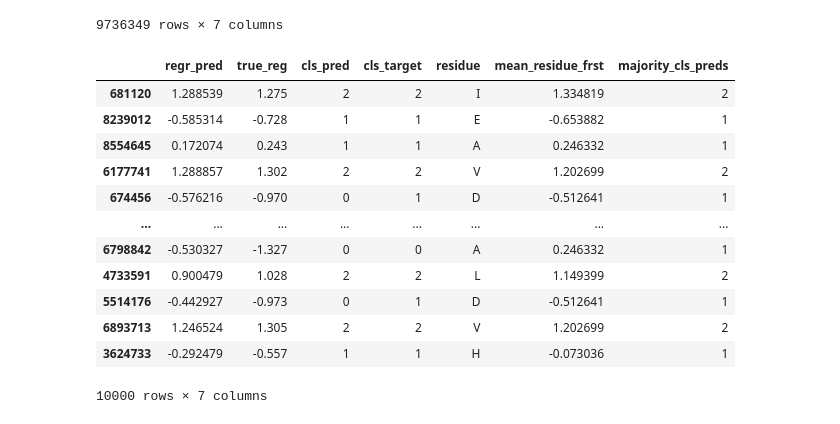
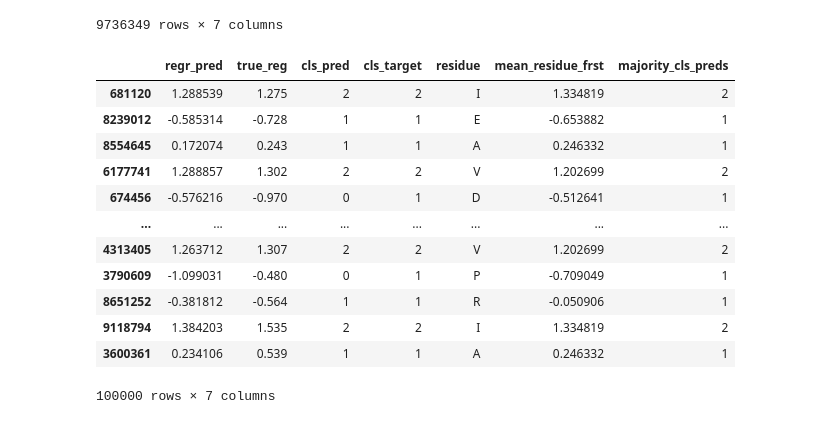
Before and after one commit to leuschjanphilipp/FrustrAI-Seq, a Jupyter notebook: notebooks/ev_mean_predictor.ipynb, the cells around one changed output. Saved outputs shown, nothing was run; the diff lists cells and outputs as text; code cells hidden in the pictures.

```diff
--- a/notebooks/ev_mean_predictor.ipynb
+++ b/notebooks/ev_mean_predictor.ipynb
@@ -19,7 +19,7 @@ from pLMtrainer import utils
 
 #torch.set_float32_matmul_precision('medium')
 
-parquet_path = "../data/frustration/v7_frustration_v2.parquet.gzip"
+parquet_path = "../data/frustration/v8_frustration_v2.parquet.gzip"
 # %%
 df = pq.read_table(parquet_path).to_pandas()
 df.head(2)
@@ -30,7 +38,7 @@ df.head(2)
 # %%
-train_df = df[df["set"] == "train"]
-val_df = df[df["set"] == "val"]
-test_df = df[df["set"] == "test"]
+train_df = df[df["split_test"] == "train"]
+val_df = df[df["split_test"] == "val"]
+test_df = df[df["split_test"] == "test"]
 # %%
 residues = np.concatenate(train_df["res_seq"].to_numpy())
 residues
@@ -310,22 +298,22 @@ res_df
 | 9736348 | 0.554852 | -0.229 | 2 | 1 | H | -0.073036 | 1 |
 9736349 rows × 7 columns
 # %%
-res_df_sub = res_df.sample(10000, random_state=42)
+res_df_sub = res_df.sample(100000, random_state=42)
 res_df_sub
 # %% [output]
 |  | regr_pred | true_reg | cls_pred | cls_target | residue | mean_residue_frst | majority_cls_preds |
 | 681120 | 1.288539 | 1.275 | 2 | 2 | I | 1.334819 | 2 |
 | 8239012 | -0.585314 | -0.728 | 1 | 1 | E | -0.653882 | 1 |
 | 8554645 | 0.172074 | 0.243 | 1 | 1 | A | 0.246332 | 1 |
 | 6177741 | 1.288857 | 1.302 | 2 | 2 | V | 1.202699 | 2 |
 | 674456 | -0.576216 | -0.970 | 0 | 1 | D | -0.512641 | 1 |
 | ... | ... | ... | ... | ... | ... | ... | ... |
-| 6798842 | -0.530327 | -1.327 | 0 | 0 | A | 0.246332 | 1 |
-| 4733591 | 0.900479 | 1.028 | 2 | 2 | L | 1.149399 | 2 |
-| 5514176 | -0.442927 | -0.973 | 0 | 1 | D | -0.512641 | 1 |
-| 6893713 | 1.246524 | 1.305 | 2 | 2 | V | 1.202699 | 2 |
-| 3624733 | -0.292479 | -0.557 | 1 | 1 | H | -0.073036 | 1 |
+| 4313405 | 1.263712 | 1.307 | 2 | 2 | V | 1.202699 | 2 |
+| 3790609 | -1.099031 | -0.480 | 0 | 1 | P | -0.709049 | 1 |
+| 8651252 | -0.381812 | -0.564 | 1 | 1 | R | -0.050906 | 1 |
+| 9118794 | 1.384203 | 1.535 | 2 | 2 | I | 1.334819 | 2 |
+| 3600361 | 0.234106 | 0.539 | 1 | 1 | A | 0.246332 | 1 |
-10000 rows × 7 columns
+100000 rows × 7 columns
 # %%
 #make a fig with 20 subplots 5rows and 4 columns showing jointplots for each residue type
 fig, axes = plt.subplots(4, 5, figsize=(20, 15))
```
Also changed, not shown: parts of 20 cells of this notebook, 12 other files.
